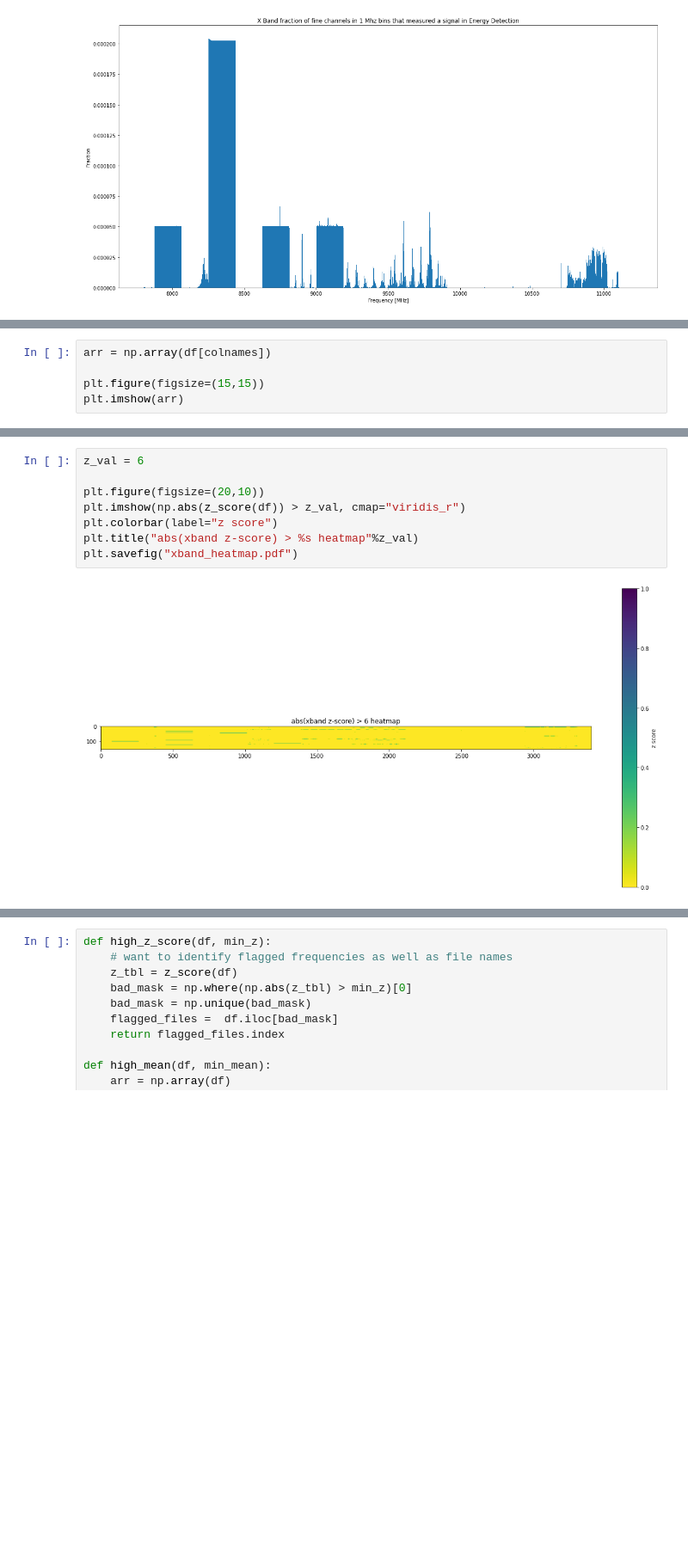
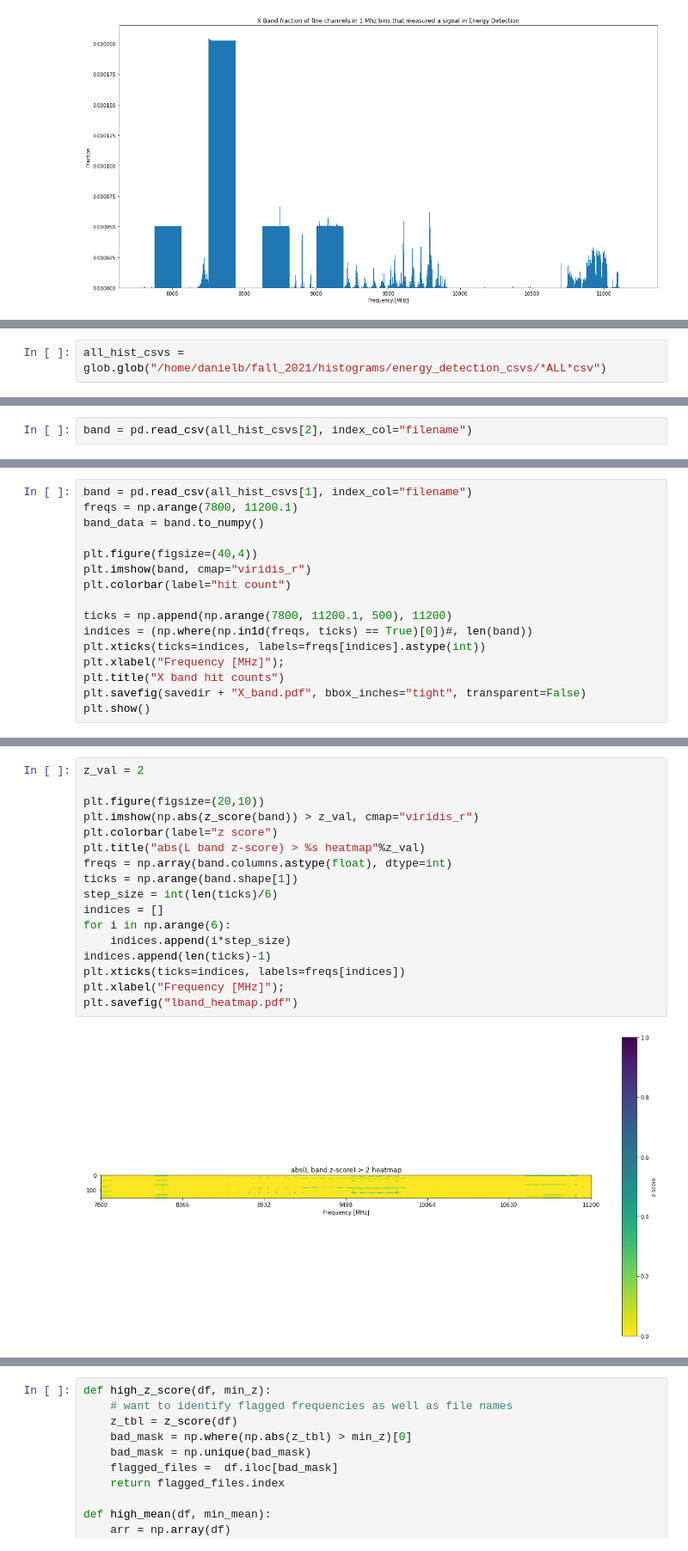
Before and after one commit to dbautista98/Breakthrough_Listen, a Jupyter notebook: turboSETI_vs_energy_detection.ipynb, the cells around one changed output, grey strips where cells are left out. Shown at 86% size. Drawn from its saved outputs; the diff is of its cells as text; blank space fills up the shorter version.

```diff
--- a/turboSETI_vs_energy_detection.ipynb
+++ b/turboSETI_vs_energy_detection.ipynb
@@ -207,5 +226,0 @@ plt.bar(colnames, temp, 1)
-# %%
-arr = np.array(df[colnames])
-
-plt.figure(figsize=(15,15))
-plt.imshow(arr)
@@ -220,0 +227,2 @@ plt.imshow(np.array(df)>1e-3, cmap="inferno_r");
+# %%
+all_hist_csvs = glob.glob("/home/danielb/fall_2021/histograms/energy_detection_csvs/*ALL*csv")
@@ -220,0 +238,2 @@ plt.imshow(np.array(df)>1e-3, cmap="inferno_r");
+# %%
+band = pd.read_csv(all_hist_csvs[2], index_col="filename")
@@ -220,0 +369,16 @@ plt.imshow(np.array(df)>1e-3, cmap="inferno_r");
+# %%
+band = pd.read_csv(all_hist_csvs[1], index_col="filename")
+freqs = np.arange(7800, 11200.1)
+band_data = band.to_numpy()
+
+plt.figure(figsize=(40,4))
+plt.imshow(band, cmap="viridis_r")
+plt.colorbar(label="hit count")
+
+ticks = np.append(np.arange(7800, 11200.1, 500), 11200)
+indices = (np.where(np.in1d(freqs, ticks) == True)[0])#, len(band))
+plt.xticks(ticks=indices, labels=freqs[indices].astype(int))
+plt.xlabel("Frequency [MHz]");
+plt.title("X band hit counts")
+plt.savefig(savedir + "X_band.pdf", bbox_inches="tight", transparent=False)
+plt.show()
@@ -233,10 +410,19 @@ def z_score(df):
 # %%
-z_val = 6
+z_val = 2
 
 plt.figure(figsize=(20,10))
-plt.imshow(np.abs(z_score(df)) > z_val, cmap="viridis_r")
+plt.imshow(np.abs(z_score(band)) > z_val, cmap="viridis_r")
 plt.colorbar(label="z score")
-plt.title("abs(xband z-score) > %s heatmap"%z_val)
-plt.savefig("xband_heatmap.pdf")
+plt.title("abs(L band z-score) > %s heatmap"%z_val)
+freqs = np.array(band.columns.astype(float), dtype=int)
+ticks = np.arange(band.shape[1])
+step_size = int(len(ticks)/6)
+indices = []
+for i in np.arange(6):
+    indices.append(i*step_size)
+indices.append(len(ticks)-1)
+plt.xticks(ticks=indices, labels=freqs[indices])
+plt.xlabel("Frequency [MHz]");
+plt.savefig("lband_heatmap.pdf")
 # %% [output]
-[figure, old version]
+[figure, new version]
```
Also changed, not shown: parts of 101 cells of this notebook.
